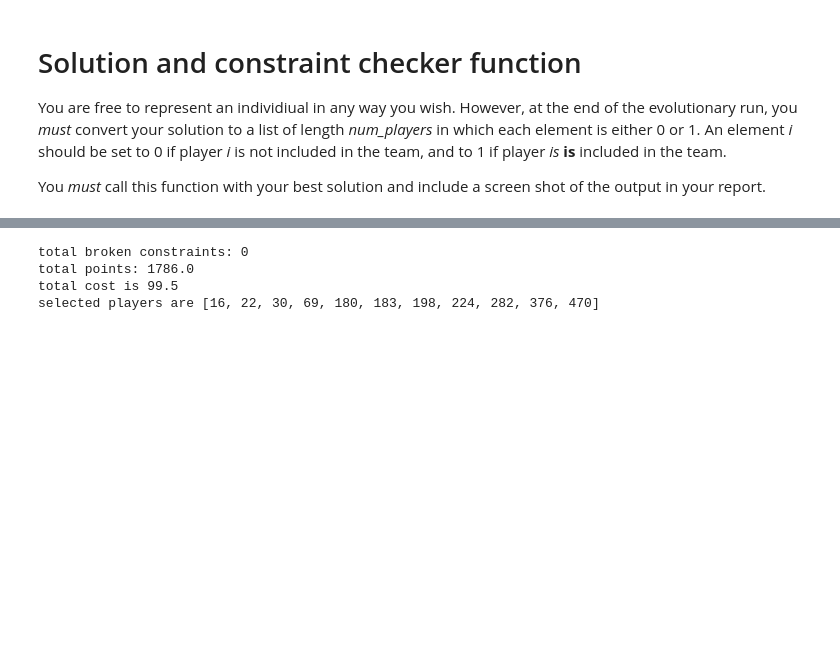
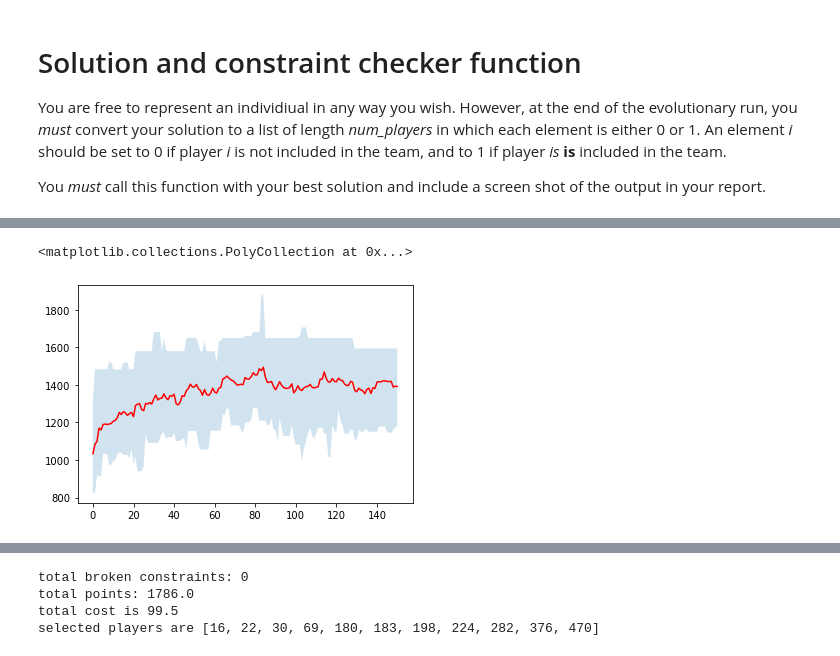
Before and after one commit to venetsia/Emergent_Computing_Courseowork, a Jupyter notebook: Coursework-OptimiseFootballTeam.ipynb, the cells around one changed output, grey strips where cells are left out. Cells and saved outputs as stored; diff of their text form; code cells hidden in the pictures; blank space fills up the shorter version.

```diff
--- a/Coursework-OptimiseFootballTeam.ipynb
+++ b/Coursework-OptimiseFootballTeam.ipynb
@@ -1180,13 +1101,13 @@ toolbox.register("mate", cxTwoPoint_)
 toolbox.register("mutate", mutFlipBit, indpb=0.05)
 toolbox.register("select",  selection_process, toolbox.population)
 best_individuals = []
-for loop in range(100):
+for loop in range(20):
     best_individual = []
     pop = toolbox.population(n=20)
-    for individual in pop:
-            broken_constraint, total_poins = check_constraints_modified_no_print(individual)
-            if broken_constraint[0] == 1:
-                print("Problem")
+    # for individual in pop:
+    #         broken_constraint, total_poins = check_constraints_modified_no_print(individual)
+    #         if broken_constraint[0] == 1:
+    #             print("Problem")
     #     else:
     #         print("No PROBLEM")
     # keep track of the single best solution found
@@ -1215,7 +1136,7 @@ for loop in range(100):
     # look in the logbook to see what generation this was found at
     max = log.select("max")  # max fitness per generation stored in log
     sorted_pop = individual_max
-    for i in range(100):  # set to ngen
+    for i in range(150):  # set to ngen
         fit = max[i]
         if fit == best:
             break
@@ -1256,0 +1320,36 @@ with open("best_individual11.csv", "w", newline="") as f:
+# %%
+
+all_logs_df = []
+
+
+# this loops over logs 0-9, i.e. the 10 logs associate with POPSIZE=50. You can change it for other POPSIZE values
+for j in  range(10,19):
+    logbook = all_logs[j]  # extract the relacant logbook
+    data_1 = [[i for i in item.values()] for item in logbook]  # this creates a list [0,1,2...n] where n is the length of the log book - it is need for creating the x-axis when plotting
+    header = list(logbook.header)
+    df = pd.DataFrame(data_1, columns=header)  # turn the logbook into a dataframe as its easier to work with
+    all_logs_df.append(df) # add the log a list of dataframes
+
+
+df_result = pd.concat(all_logs_df)   # this makes one dataframe from the 10 separate ones we created above
+
+#calculate the mean value of the 10 best results ("max") found at every generation in every run [i,e from 10 values]
+#repeat to calculate the "minimum" value of the 10 best results at each generation
+#repeat to calculate the "maximum" value of the 10 best results at each generation
+
+max_mean=df_result['max'].groupby(df_result['gen']).apply(np.mean) # look at the max column, group results by "gen", and apply the relevant statistic
+max_max=df_result['max'].groupby(df_result['gen']).apply(np.max)
+max_min=df_result['max'].groupby(df_result['gen']).apply(np.min)
+
+
+#plot convergence curves for data of choice
+
+x = [i for i in range(0,151)]  # make sure this is set to NGEN+1 ... it creates a list [0,1,2,....NGEN] used to define the x-axis for plotting
+fig, ax = plt.subplots()
+# plot the mean value of the best result per generation
+ax.plot(max_mean, color='red')
+# not plot the max and min value of the best result per generation and shade to show the variance per run
+ax.fill_between(x,max_min, max_max, alpha=0.2)
+# %% [output]
+<matplotlib.collections.PolyCollection at 0x...>
+[figure, added]
```
Also changed, not shown: parts of 26 cells of this notebook, 11 other files.
